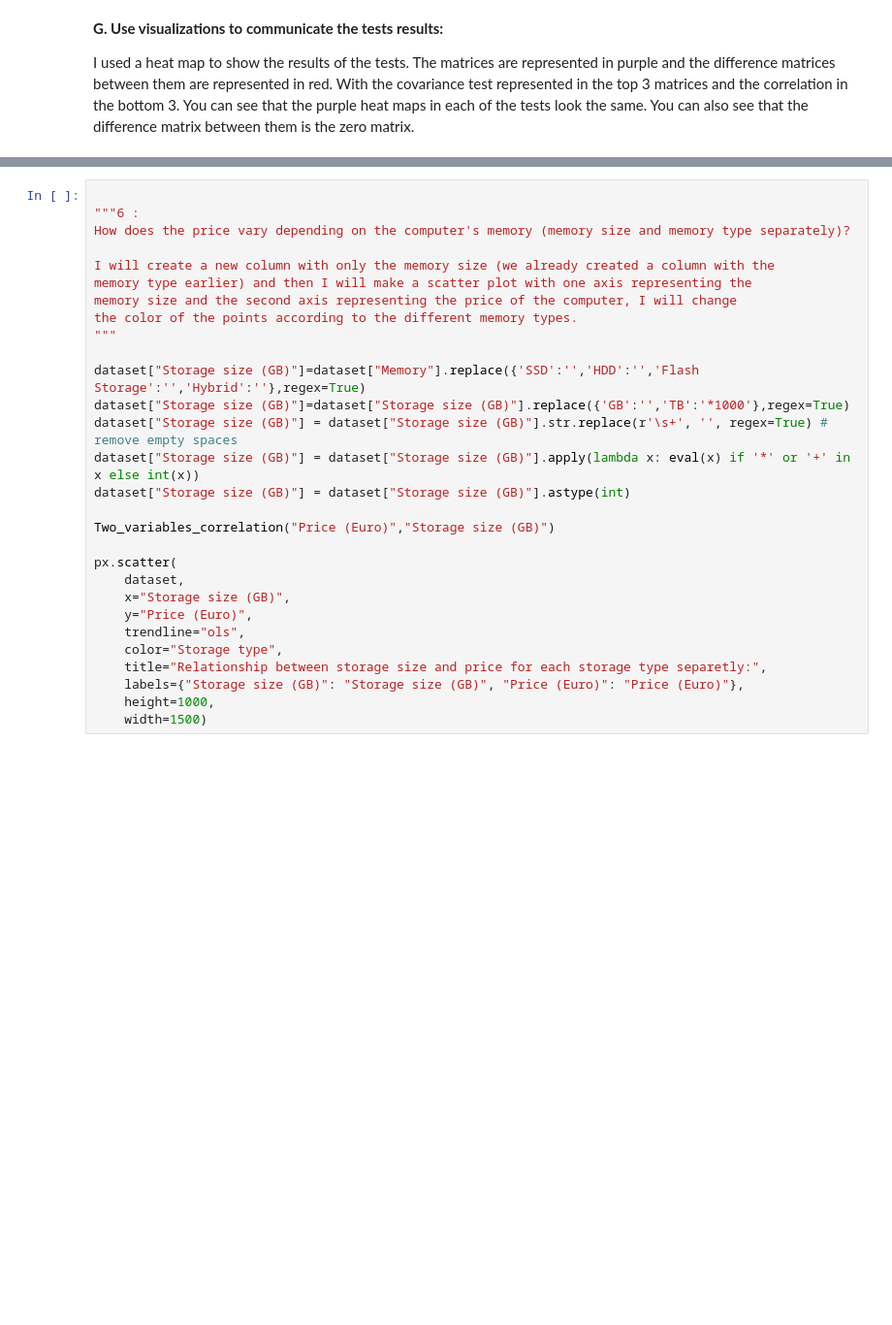
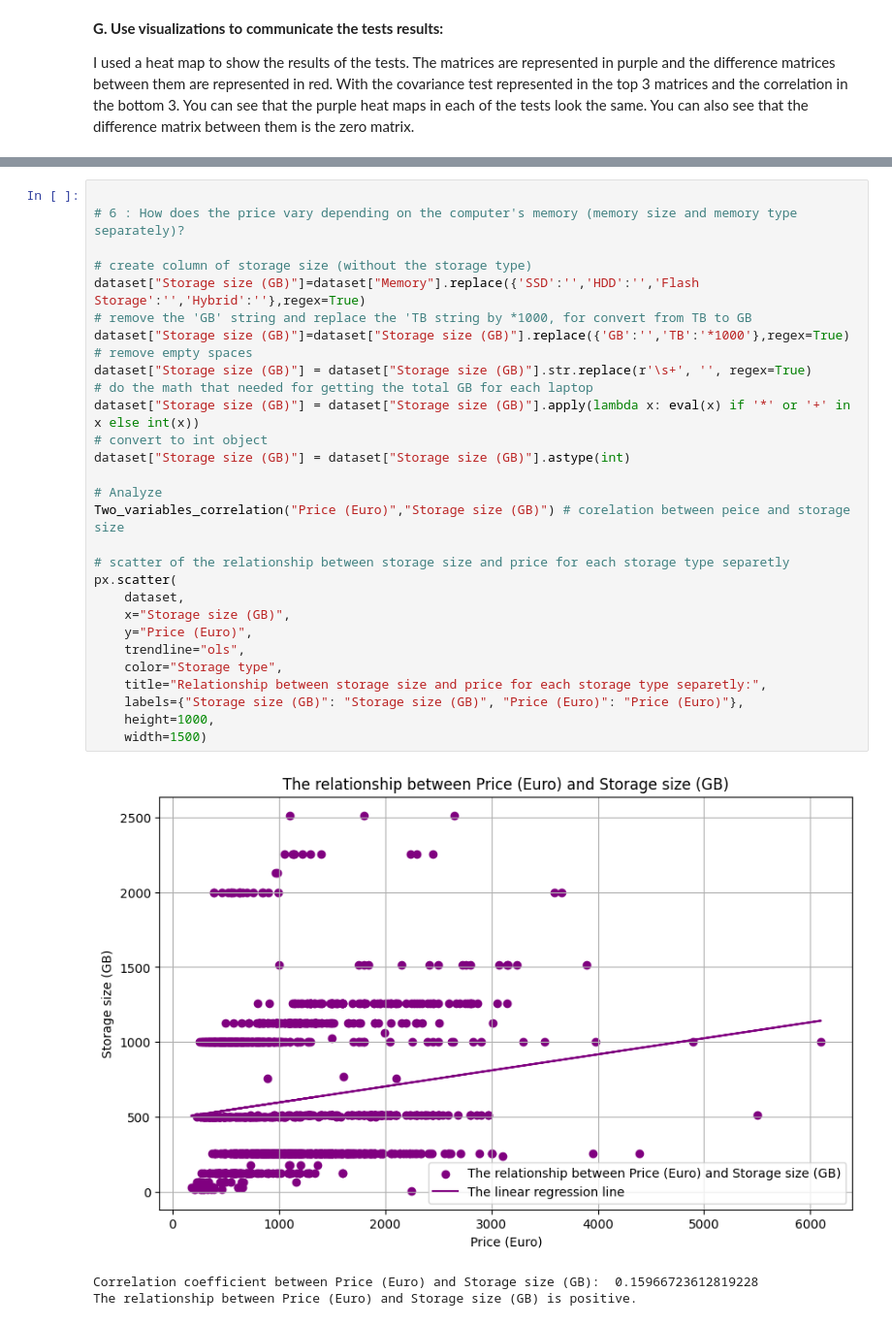
Before and after one commit to shaked4166/miniproject, a Jupyter notebook: mini project shaked shimony 318663051.ipynb, the cells around one changed output, grey strips where cells are left out. Shown at 97% size. Saved outputs shown, nothing was run; the diff lists cells and outputs as text; blank space fills up the shorter version.

```diff
--- a/mini project shaked shimony 318663051.ipynb
+++ b/mini project shaked shimony 318663051.ipynb
@@ -446,29 +489,33 @@ Then I wanted to see the different distributions according to each type of stora
 # %%
 
-"""6 :
-How does the price vary depending on the computer's memory (memory size and memory type separately)?
+# 6 : How does the price vary depending on the computer's memory (memory size and memory type separately)?
 
-I will create a new column with only the memory size (we already created a column with the
-memory type earlier) and then I will make a scatter plot with one axis representing the
-memory size and the second axis representing the price of the computer, I will change
-the color of the points according to the different memory types.
-"""
-
+# create column of storage size (without the storage type)
 dataset["Storage size (GB)"]=dataset["Memory"].replace({'SSD':'','HDD':'','Flash Storage':'','Hybrid':''},regex=True)
+# remove the 'GB' string and replace the 'TB string by *1000, for convert from TB to GB
 dataset["Storage size (GB)"]=dataset["Storage size (GB)"].replace({'GB':'','TB':'*1000'},regex=True)
-dataset["Storage size (GB)"] = dataset["Storage size (GB)"].str.replace(r'\s+', '', regex=True) # remove empty spaces
+# remove empty spaces
+dataset["Storage size (GB)"] = dataset["Storage size (GB)"].str.replace(r'\s+', '', regex=True)
+# do the math that needed for getting the total GB for each laptop
 dataset["Storage size (GB)"] = dataset["Storage size (GB)"].apply(lambda x: eval(x) if '*' or '+' in x else int(x))
+# convert to int object
 dataset["Storage size (GB)"] = dataset["Storage size (GB)"].astype(int)
 
-Two_variables_correlation("Price (Euro)","Storage size (GB)")
+# Analyze
+Two_variables_correlation("Price (Euro)","Storage size (GB)") # corelation between peice and storage size
 
+# scatter of the relationship between storage size and price for each storage type separetly
 px.scatter(
     dataset,
     x="Storage size (GB)",
     y="Price (Euro)",
     trendline="ols",
     color="Storage type",
     title="Relationship between storage size and price for each storage type separetly:",
     labels={"Storage size (GB)": "Storage size (GB)", "Price (Euro)": "Price (Euro)"},
     height=1000,
     width=1500)
+# %% [output]
+[figure, added]
+Correlation coefficient between Price (Euro) and Storage size (GB):  0.15966723612819228
+The relationship between Price (Euro) and Storage size (GB) is positive.
```
Also changed, not shown: parts of 25 cells of this notebook.
